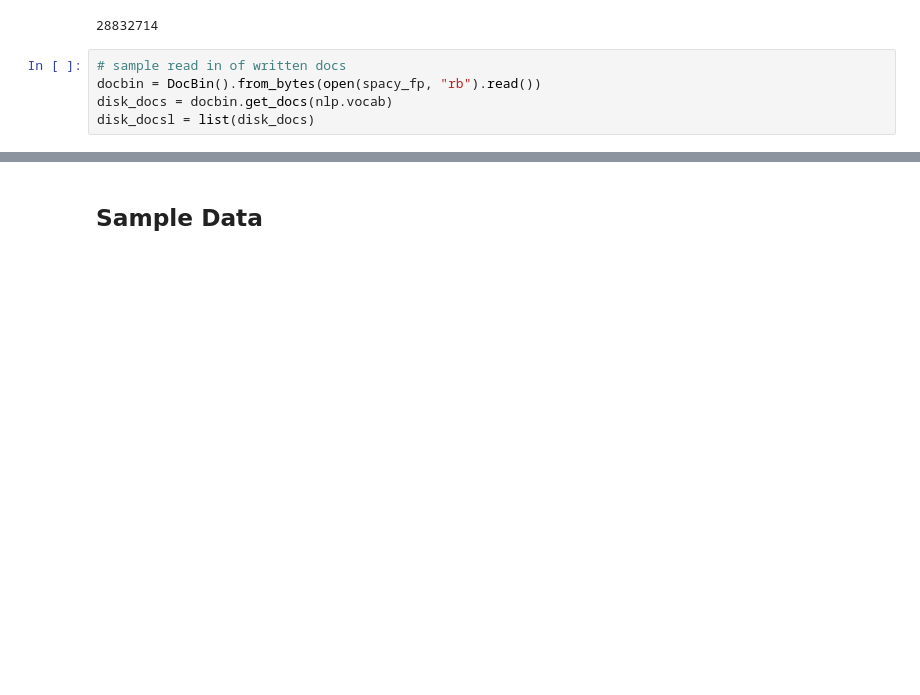
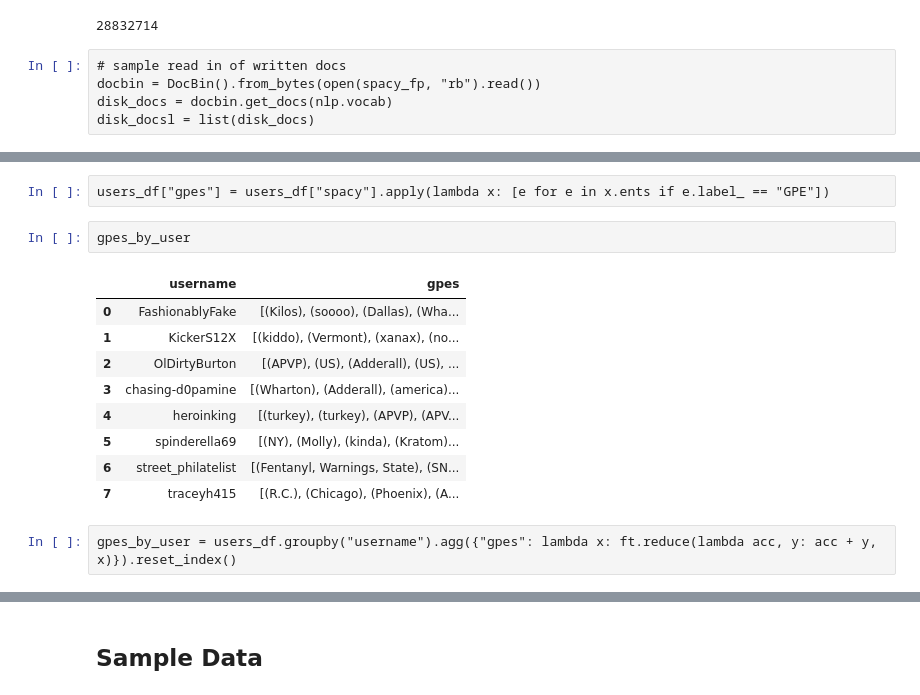
Before and after one commit to akilby/drug_pricing, a Jupyter notebook: explore.ipynb, the cells around one changed output, grey strips where cells are left out. Drawn from its saved outputs; the diff is of its cells as text; blank space fills up the shorter version.

```diff
--- a/explore.ipynb
+++ b/explore.ipynb
@@ -83,0 +236,16 @@ user_counts
+# %%
+users_df["gpes"] = users_df["spacy"].apply(lambda x: [e for e in x.ents if e.label_ == "GPE"])
+# %%
+gpes_by_user
+# %% [output]
+|  | username | gpes |
+| 0 | FashionablyFake | [(Kilos), (soooo), (Dallas), (Wha... |
+| 1 | KickerS12X | [(kiddo), (Vermont), (xanax), (no... |
+| 2 | OlDirtyBurton | [(APVP), (US), (Adderall), (US), ... |
+| 3 | chasing-d0pamine | [(Wharton), (Adderall), (america)... |
+| 4 | heroinking | [(turkey), (turkey), (APVP), (APV... |
+| 5 | spinderella69 | [(NY), (Molly), (kinda), (Kratom)... |
+| 6 | street_philatelist | [(Fentanyl, Warnings, State), (SN... |
+| 7 | traceyh415 | [(R.C.), (Chicago), (Phoenix), (A... |
+# %%
+gpes_by_user = users_df.groupby("username").agg({"gpes": lambda x: ft.reduce(lambda acc, y: acc + y, x)}).reset_index()
```
Also changed, not shown: parts of 37 cells of this notebook, 1 other file.
